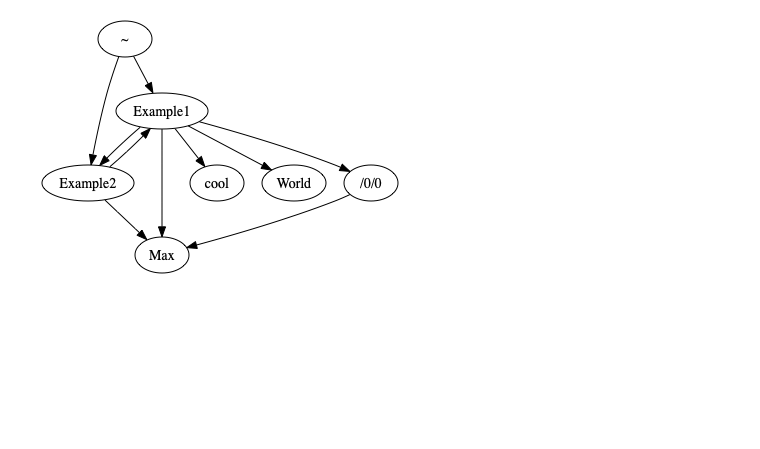
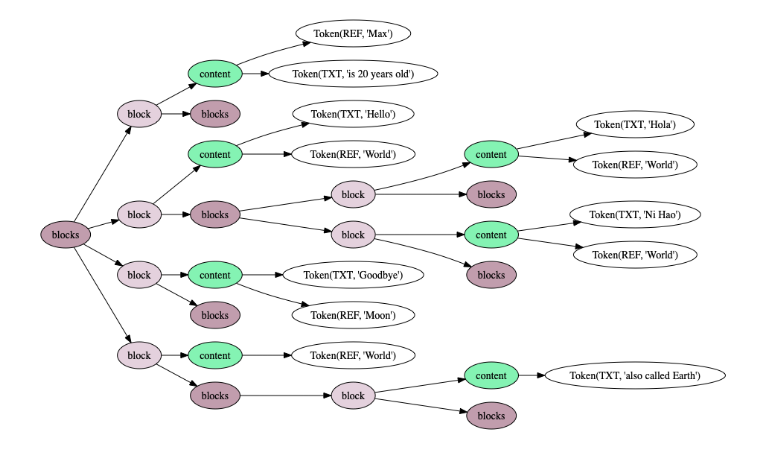
Before and after one commit to maxsun/SemanticScribe, a Jupyter notebook: Playground.ipynb, the cells around one changed output. Cells and saved outputs as stored; diff of their text form; code cells hidden in the pictures; blank space fills up the shorter version.

```diff
--- a/Playground.ipynb
+++ b/Playground.ipynb
@@ -44,4 +28,51 @@ display_tree(notes_data.resolve_ref_block('Example1').to_tree())
-# %%
-display_graph(notes_data.to_graph())
-# %% [output]
-[figure, removed]
+# %%
+NOTES_FOLDER = './note_files/'
+
+GRAMMAR = open('./grammar.lark').read()
+
+class TreeIndenter(Indenter):
+    """A lexical processor for indentation"""
+    NL_type = '_NL'
+    OPEN_PAREN_types = ["OPEN_REF"]
+    CLOSE_PAREN_types = ["CLOSE_REF"]
+    INDENT_type = '_INDENT'
+    DEDENT_type = '_DEDENT'
+    tab_len = 8
+
+
+class TreeTransformer(Transformer):
+    """Pos-processing to modify the lark generated tree"""
+    @staticmethod
+    def text(items):
+        """Join words under text nodes in the AST"""
+        return Token('TXT', ' '.join(items))
+
+    @staticmethod
+    def reference(items):
+        """Join words under reference nodes in the AST"""
+        return Token('REF', ' '.join(items))
+
+PARSER = Lark(
+    GRAMMAR,
+    parser='lalr',
+    postlex=TreeIndenter(),
+    transformer=TreeTransformer)
+
+
+def ast_from_text(text):
+    """Parse text into an array of block ASTs"""
+    return PARSER.parse(text)
+
+ast = ast_from_text('''
+- [[Max]] is 20 years old
+- Hello [[World]]
+  - Hola [[World]]
+  - Ni Hao [[World]]
+- Goodbye [[Moon]]
+- [[World]]
+  - also called Earth
+''')
+
+display_tree(ast)
+# %% [output]
+[figure, added]
```
Also changed, not shown: parts of 15 cells of this notebook, 1 other file.
